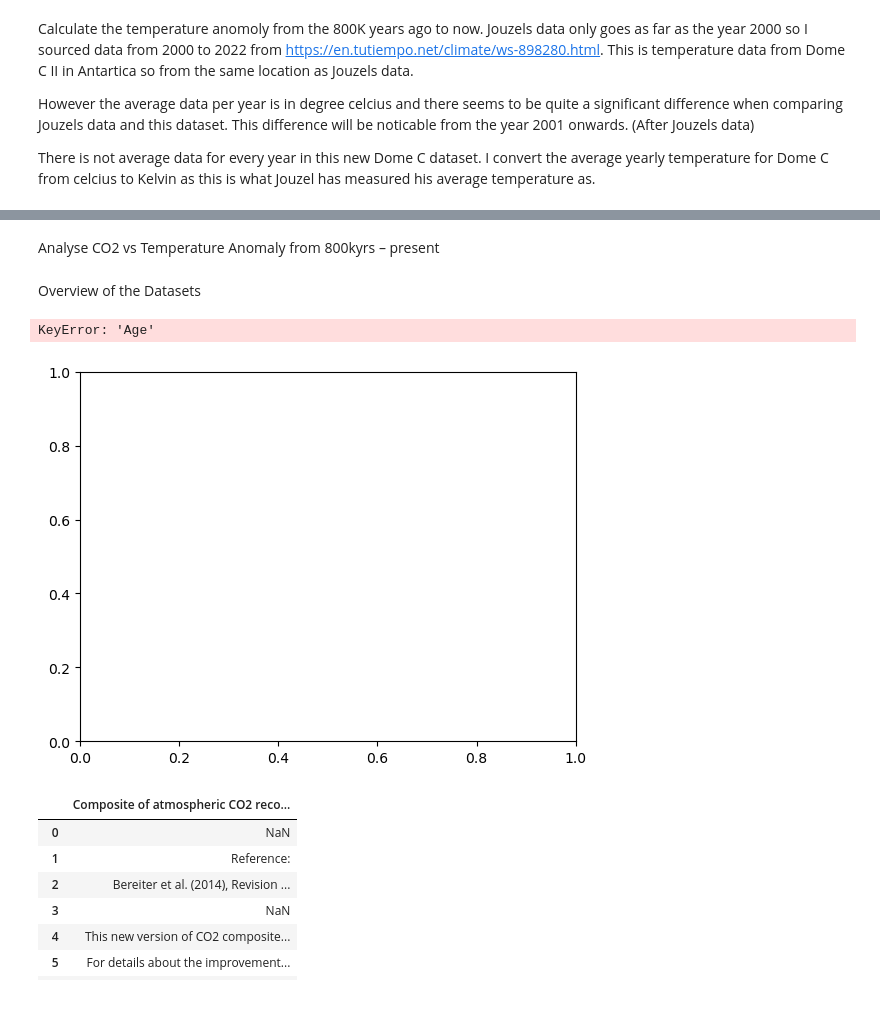
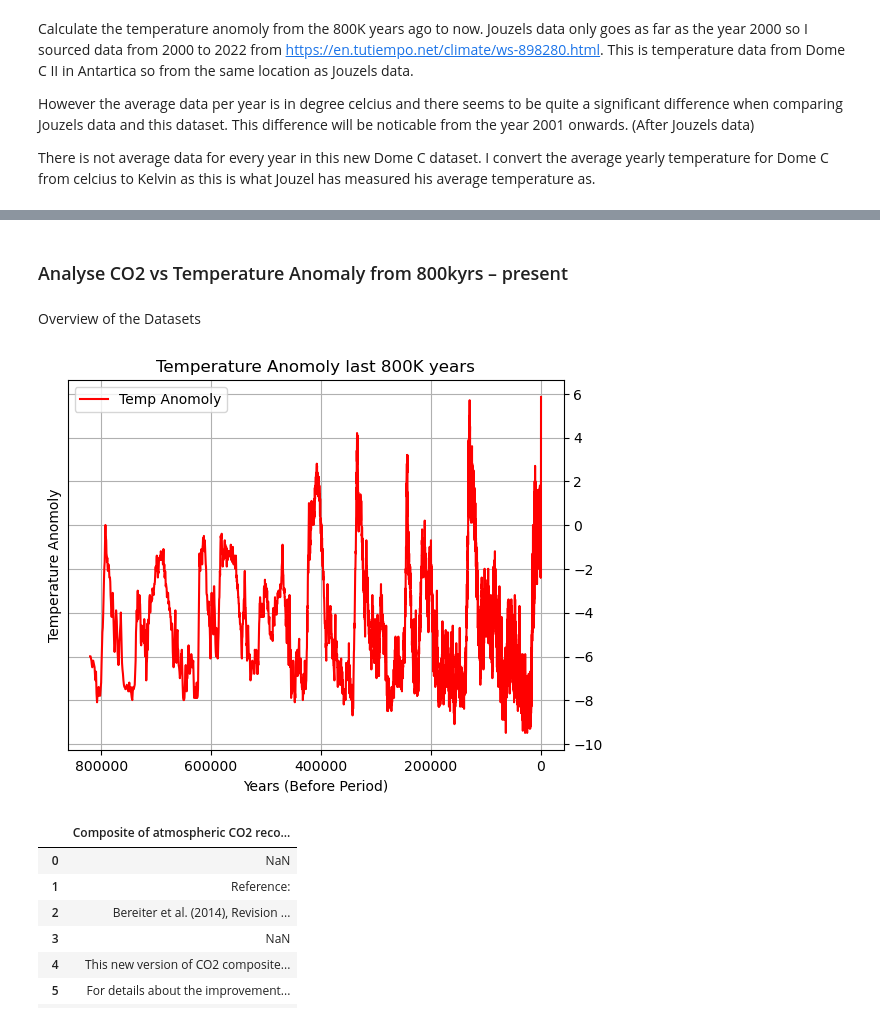
Before and after one commit to AudeAllen/PDA_Project2, a Jupyter notebook: PDA_Project2.ipynb, the cells around one changed output, grey strips where cells are left out. Saved outputs shown, nothing was run; the diff lists cells and outputs as text; code cells hidden in the pictures.

Commit message:
Graph Temperatur Anomoly

```diff
--- a/PDA_Project2.ipynb
+++ b/PDA_Project2.ipynb
@@ -232,28 +163,45 @@ shutil.copyfile(source, target)
 # %% [markdown]
-Analyse CO2 vs Temperature Anomaly from 800kyrs – present
+### Analyse CO2 vs Temperature Anomaly from 800kyrs – present
 # %% [markdown]
 Overview of the Datasets
 # %%
 ### Read in two datafiles
 
 # Firstly we are going to look at both of the files
 
 import numpy as np
 import pandas as pd
 import matplotlib.pyplot as plt
 import seaborn as sns
 
 
 # Read in First CSV file - Temperature file
 
 TemperatureData  = pd.read_csv('FinalData/TemperatureAnomoly.csv')
+
 fig, ax = plt.subplots()
 
-#CO2Data.plot(x="Year", y="CO2", ax=ax, label='CO2 Emissions')
-TemperatureData.plot(x="Age", y="Anomoly", ax=ax, label='Temp Anomoly')
+
+
+
+# I also want to invert the x-axis
+
+# Years (BP) - Where period is 1950
+
+TemperatureData.plot(x="Year", y="Anomoly", ax=ax, label='Temp Anomoly',color='red')
+
+# I also want to invert the x-axis
+
+ax.invert_xaxis()
+ax.yaxis.tick_right()
+plt.title("Temperature Anomoly last 800K years")
+plt.xlabel("Years (Before Period)")
+plt.ylabel("Temperature Anomoly")
+plt.grid(True)
+plt.savefig('Images/Temperature Anomoly.png') # Save to PNG file
+plt.show()
 # %% [output]
-KeyError: 'Age'
-[figure, old version]
+[figure, new version]
 # %%
 # Read in Excel File - CO2 Data
 
```
Also changed, not shown: parts of 6 cells of this notebook, 3 other files.
